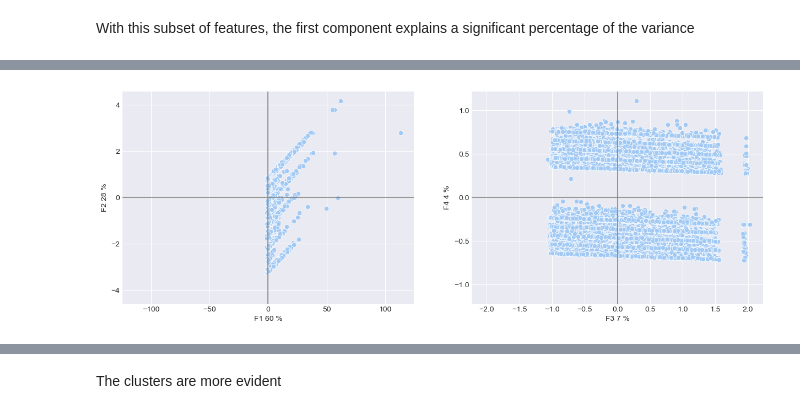
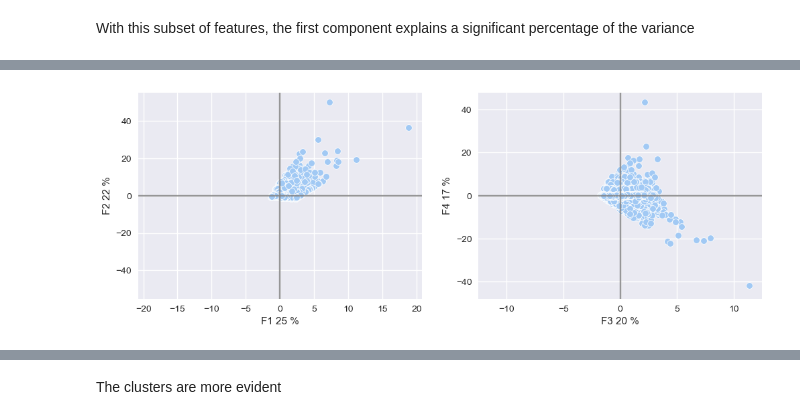
Before and after one commit to Dzov/DSP5, a Jupyter notebook: Haladjian_Amelie-Dzovinar_2_notebook_essais_092023.ipynb, the cells around one changed output, grey strips where cells are left out. Saved outputs shown, nothing was run; the diff lists cells and outputs as text; code cells hidden in the pictures.

```diff
--- a/Haladjian_Amelie-Dzovinar_2_notebook_essais_092023.ipynb
+++ b/Haladjian_Amelie-Dzovinar_2_notebook_essais_092023.ipynb
@@ -47,7 +47,3 @@ We will drop features that are too correlated as they seem to be redundant.
-# %%
-customers.drop(
-    columns=["mean_order_price", "mean_installment_payment_value"], inplace=True
-)
 # %% [markdown]
 ## Distributions
 # %%
@@ -147,7 +137,7 @@ def plot_correlation_circle(pca, features, components):
 # %%
 def display_factorial_planes(X_projected, components, pca):
     X_ = np.array(X_projected)
-    fig = plt.figure(figsize=(15, 5))
+    fig = plt.figure(figsize=(12, 4))
     num = 0
     for x, y in components:
         num += 1
@@ -172,7 +162,7 @@ def display_factorial_planes(X_projected, components, pca):
     plt.show()
 # %%
 def scale(df):
-    scaler = RobustScaler()
+    scaler = StandardScaler()
     return scaler.fit_transform(df)
 # %% [markdown]
 ### PCA on all features
@@ -267,11 +285,11 @@ plot_correlation_circle(subset_pca, subset.columns, [(0, 1), (2, 3)])
 # %%
-subset_projected_values = pca.transform(scaled_data)
+subset_projected_values = subset_pca.transform(scaled_data)
 
 display_factorial_planes(
     subset_projected_values,
     [(0, 1), (2, 3)],
-    pca,
+    subset_pca,
 )
 # %% [output]
-[figure, old version]
+[figure, new version]
 # %%
```
Also changed, not shown: parts of 67 cells of this notebook, 1 other file.
